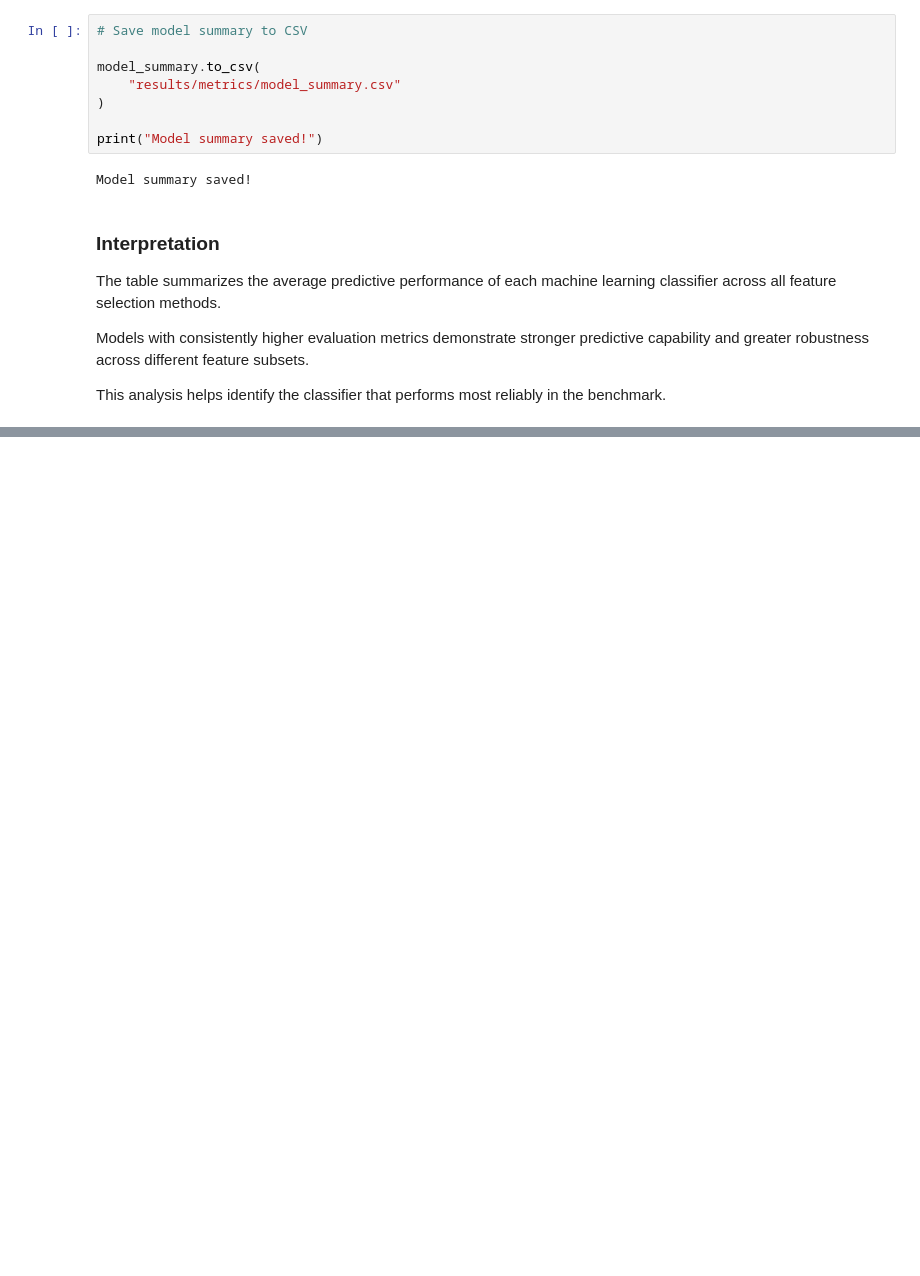
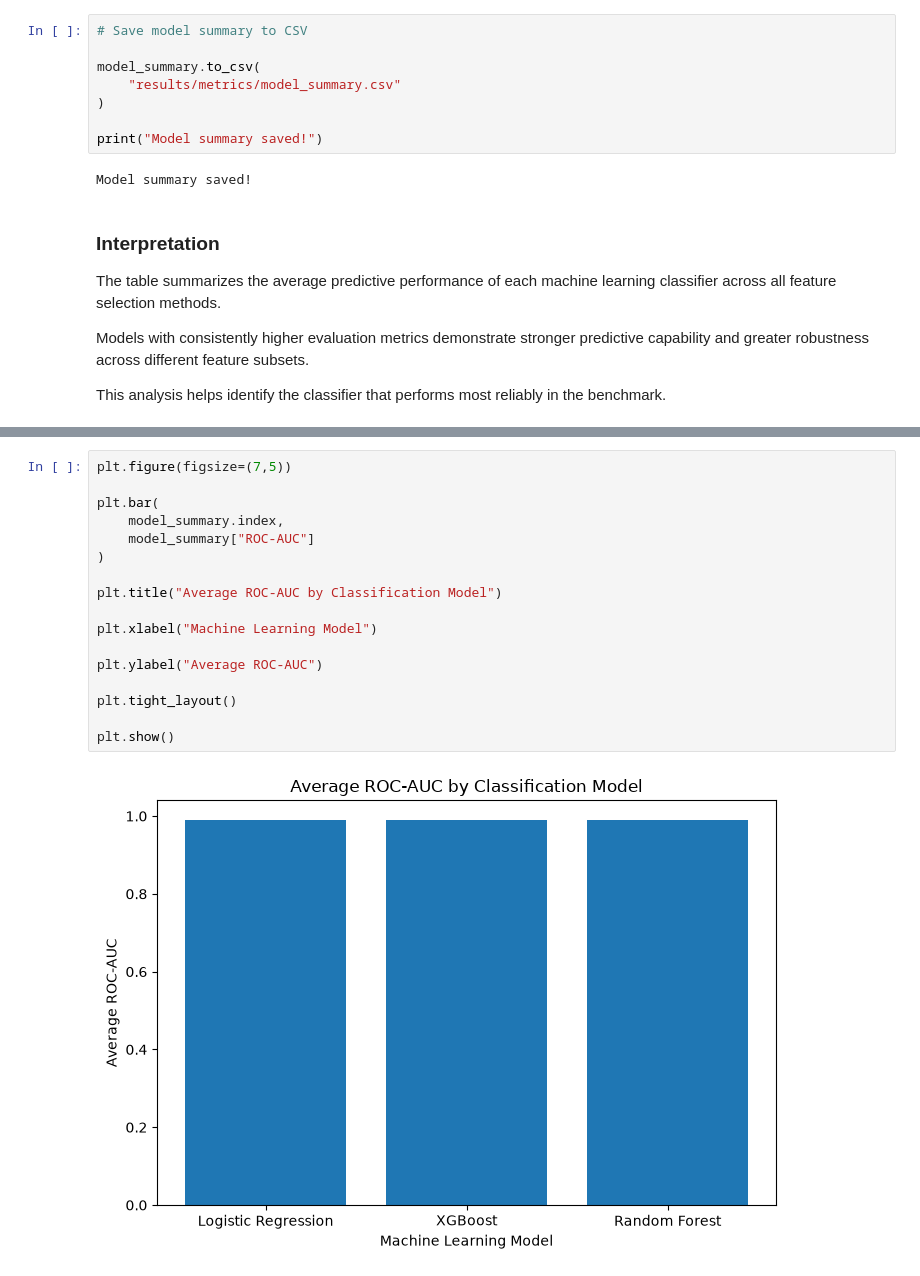
Before and after one commit to Angelinamoses/clinical-fs-benchmark, a Jupyter notebook: notebooks/01_breast_cancer_pipeline.ipynb, the cells around one changed output, grey strips where cells are left out. Drawn from its saved outputs; the diff is of its cells as text; blank space fills up the shorter version.

```diff
--- a/notebooks/01_breast_cancer_pipeline.ipynb
+++ b/notebooks/01_breast_cancer_pipeline.ipynb
@@ -1854,0 +1898,19 @@ This analysis helps identify the classifier that performs most reliably in the b
+# %%
+plt.figure(figsize=(7,5))
+
+plt.bar(
+    model_summary.index,
+    model_summary["ROC-AUC"]
+)
+
+plt.title("Average ROC-AUC by Classification Model")
+
+plt.xlabel("Machine Learning Model")
+
+plt.ylabel("Average ROC-AUC")
+
+plt.tight_layout()
+
+plt.show()
+# %% [output]
+[figure, added]
```
Also changed, not shown: parts of 23 cells of this notebook.
